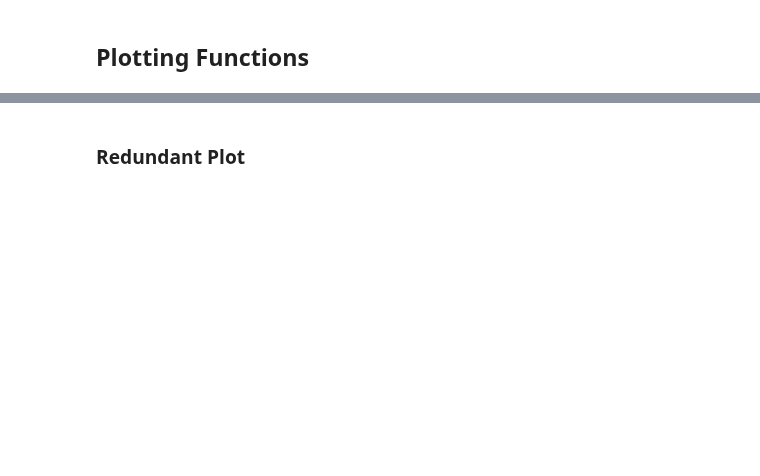
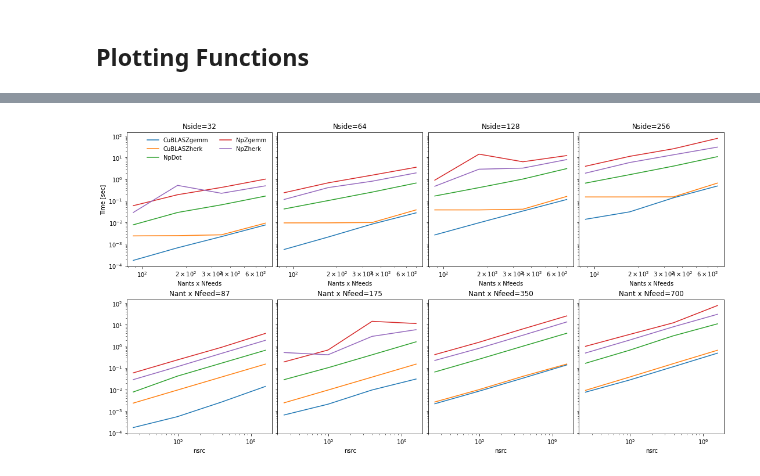
Before and after one commit to HERA-Team/matvis, a Jupyter notebook: devel/viscalc-performance/performance_test_large_matrix_multiply.ipynb, the cells around one changed output, grey strips where cells are left out. Drawn from its saved outputs; the diff is of its cells as text; code cells hidden in the pictures; blank space fills up the shorter version.

```diff
--- a/devel/viscalc-performance/performance_test_large_matrix_multiply.ipynb
+++ b/devel/viscalc-performance/performance_test_large_matrix_multiply.ipynb
@@ -414,3 +84,0 @@ class JAXdot(Solver):
-# %%
-if HAVE_JAX:
-    timings['jax.dot'] = get_timings(JAXdot)
@@ -431,3 +84,0 @@ class ArrayFireGemm(Solver):
-# %%
-if HAVE_AF:
-    timings['af.gemm'] = get_timings(ArrayFireGemm)
@@ -654,2 +84,0 @@ if HAVE_JAX:
-# %% [markdown]
-### Redundant Plot
@@ -657,0 +85,40 @@ plot_timings_reds(timings_reds, timings);
+# %%
+def plot_timings(timings: dict[str, dict[tuple[int, int], "TimeResult"]]):
+    fig, ax = plt.subplots(2, max(len(nants), len(nsrcs)), figsize=(15, 8), constrained_layout=True, sharex='row', sharey='row')
+
+    for i, (nside, nsrc) in enumerate(zip(nsides, nsrcs)):
+        for j, (method, results) in enumerate(timings.items()):
+
+            res = [results.get((n, nside), None) for n in nants]
+            ax[0, i].plot(nants, [r.best if r is not None else np.nan for r in res], color=f'C{j}', label=method)
+
+        ax[0, i].set_title(f"Nside={nside}")
+        ax[0, i].set_xlabel("Nants x Nfeeds")
+        ax[0, 0].set_ylabel("Time [sec]")
+#        ax[0, i].plot(nants, np.array(nants) * (results[(np.max(nants), nside)].best/np.max(nants)), ls='--', color='k')
+
+        ax[0, i].set_xscale('log')
+        ax[0, i].set_yscale('log')
+
+    for j in range(i+1, ax.shape[1]):
+        ax[0, j].axis('off')
+
+
+    for i, nant in enumerate(nants):
+        for j, (method, results) in enumerate(timings.items()):
+            res = [results.get((nant, n), None) for n in nsides]
+
+            ax[1, i].plot(nsrcs, [r.best if r is not None else np.nan for r in res], color=f'C{j}')
+
+        ax[1,i].set_title(f"Nant x Nfeed={nant}")
+        ax[1,i].set_xlabel("nsrc")
+        ax[1, i].set_xscale('log')
+        ax[1, i].set_yscale('log')
+ #       ax[1, i].plot(nsrcs, np.array(nsrcs) * (results[(nant, np.max(nsides))].best/np.max(nsrcs)), ls='--', color='k')
+
+    ax[0,0].legend(frameon=False, ncols=2)
+    return fig, ax
+# %%
+plot_timings(normal_single_row);
+# %% [output]
+[figure, added]
```
Also changed, not shown: parts of 67 cells of this notebook, 13 other files.
